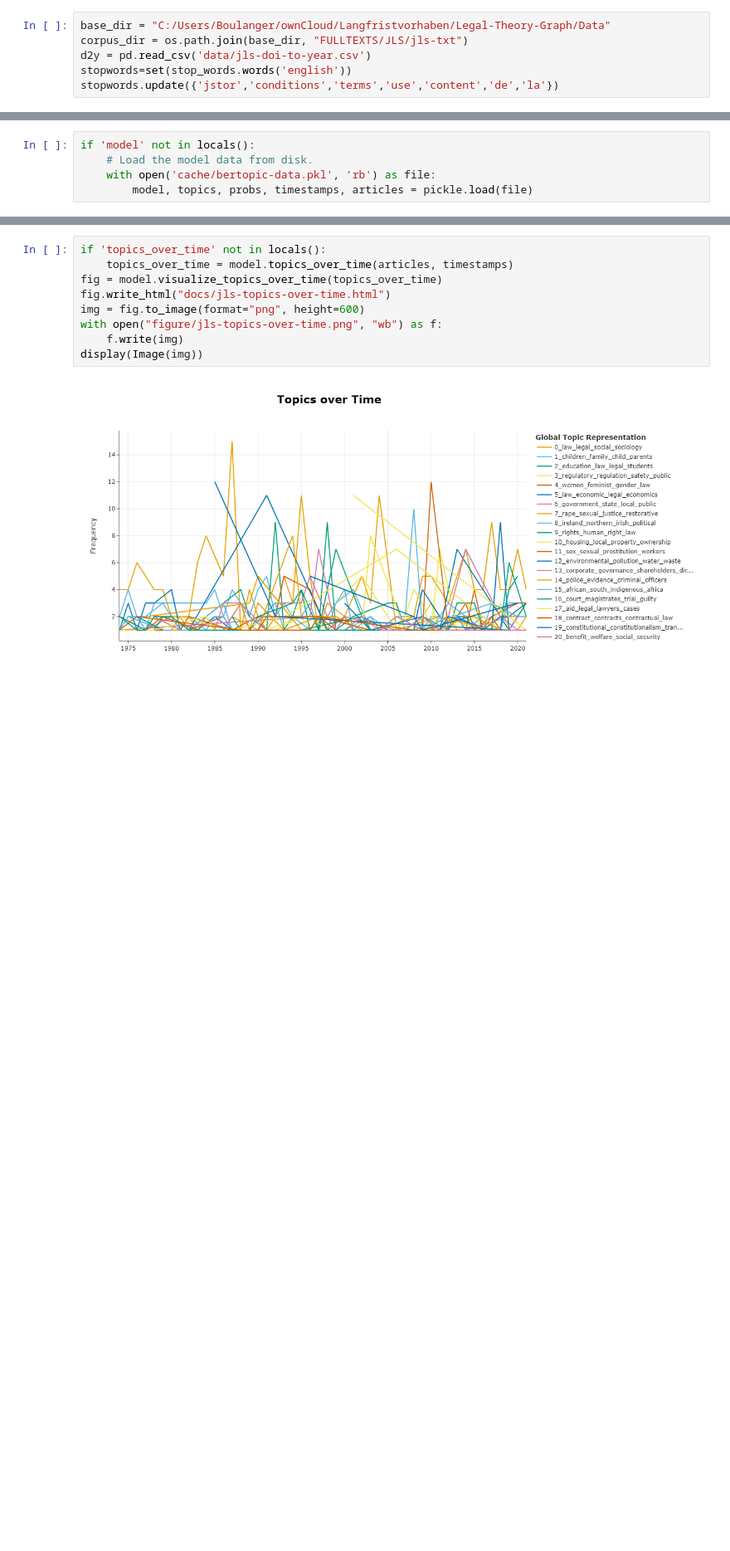
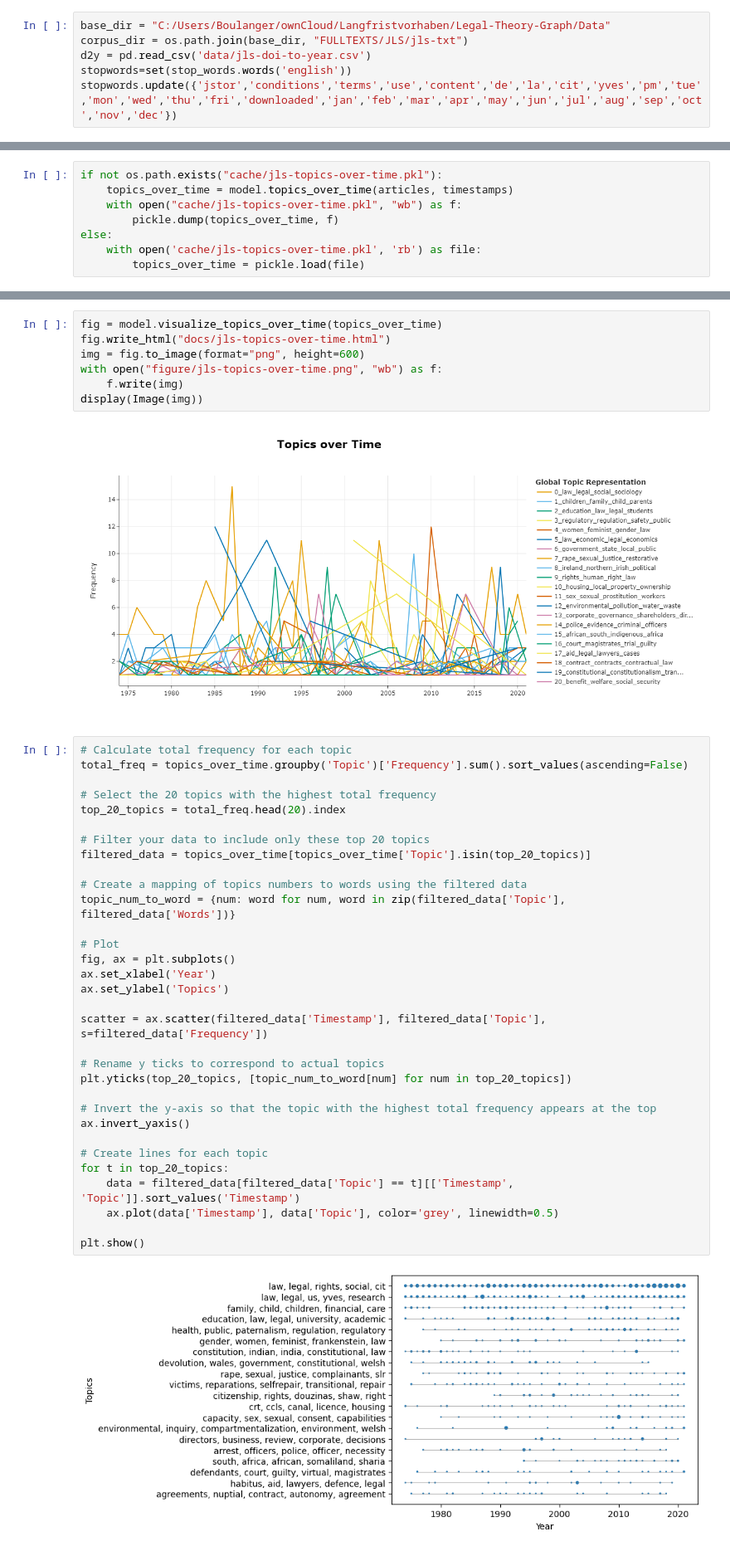
Before and after one commit to cboulanger/jls-bibliometry, a Jupyter notebook: jls-topic-modelling.ipynb, the cells around one changed output, grey strips where cells are left out. Shown at 83% size. Saved outputs shown, nothing was run; the diff lists cells and outputs as text; blank space fills up the shorter version.

Commit message:
Update figures

```diff
--- a/jls-topic-modelling.ipynb
+++ b/jls-topic-modelling.ipynb
@@ -24,6 +23,6 @@ base_dir = "C:/Users/Boulanger/ownCloud/Langfristvorhaben/Legal-Theory-Graph/Dat
 corpus_dir = os.path.join(base_dir, "FULLTEXTS/JLS/jls-txt")
 d2y = pd.read_csv('data/jls-doi-to-year.csv')
 stopwords=set(stop_words.words('english'))
-stopwords.update({'jstor','conditions','terms','use','content','de','la'})
+stopwords.update({'jstor','conditions','terms','use','content','de','la','cit','yves','pm','tue','mon','wed','thu','fri','downloaded','jan','feb','mar','apr','may','jun','jul','aug','sep','oct','nov','dec'})
 # %%
 # Load the articles
@@ -71,8 +74,3 @@ You can skip the following step if you have just generated the data and start he
-# %%
-if 'model' not in locals():
-    # Load the model data from disk.
-    with open('cache/bertopic-data.pkl', 'rb') as file:
-        model, topics, probs, timestamps, articles = pickle.load(file)
 # %%
 model.get_topic_info()
 # %% [output]
@@ -93,3 +91,11 @@ model.get_topic_info()
 | 33 | 32 | 12 | 32_sentencing_offenders_process_o... |
 | 34 | 33 | 11 | 33_corruption_laundering_politica... |
 | 35 | 34 | 10 | 34_religious_jews_jewish_islamic |
+# %%
+if not os.path.exists("cache/jls-topics-over-time.pkl"):
+    topics_over_time = model.topics_over_time(articles, timestamps)
+    with open("cache/jls-topics-over-time.pkl", "wb") as f:
+        pickle.dump(topics_over_time, f)
+else:
+    with open('cache/jls-topics-over-time.pkl', 'rb') as file:
+        topics_over_time = pickle.load(file)
@@ -96,6 +118,4 @@ model.get_topic_info()
 # %%
-if 'topics_over_time' not in locals():
-    topics_over_time = model.topics_over_time(articles, timestamps)
 fig = model.visualize_topics_over_time(topics_over_time)
 fig.write_html("docs/jls-topics-over-time.html")
 img = fig.to_image(format="png", height=600)
@@ -104,3 +124,37 @@ with open("figure/jls-topics-over-time.png", "wb") as f:
 display(Image(img))
 # %% [output]
 [figure]
+# %%
+# Calculate total frequency for each topic
+total_freq = topics_over_time.groupby('Topic')['Frequency'].sum().sort_values(ascending=False)
+
+# Select the 20 topics with the highest total frequency
+top_20_topics = total_freq.head(20).index
+
+# Filter your data to include only these top 20 topics
+filtered_data = topics_over_time[topics_over_time['Topic'].isin(top_20_topics)]
+
+# Create a mapping of topics numbers to words using the filtered data
+topic_num_to_word = {num: word for num, word in zip(filtered_data['Topic'], filtered_data['Words'])}
+
+# Plot
+fig, ax = plt.subplots()
+ax.set_xlabel('Year')
+ax.set_ylabel('Topics')
+
+scatter = ax.scatter(filtered_data['Timestamp'], filtered_data['Topic'], s=filtered_data['Frequency'])
+
+# Rename y ticks to correspond to actual topics
+plt.yticks(top_20_topics, [topic_num_to_word[num] for num in top_20_topics])
+
+# Invert the y-axis so that the topic with the highest total frequency appears at the top
+ax.invert_yaxis()
+
+# Create lines for each topic
+for t in top_20_topics:
+    data = filtered_data[filtered_data['Topic'] == t][['Timestamp', 'Topic']].sort_values('Timestamp')
+    ax.plot(data['Timestamp'], data['Topic'], color='grey', linewidth=0.5)
+
+plt.show()
+# %% [output]
+[figure, added]
```
Also changed, not shown: parts of 8 cells of this notebook, 6 other files.
